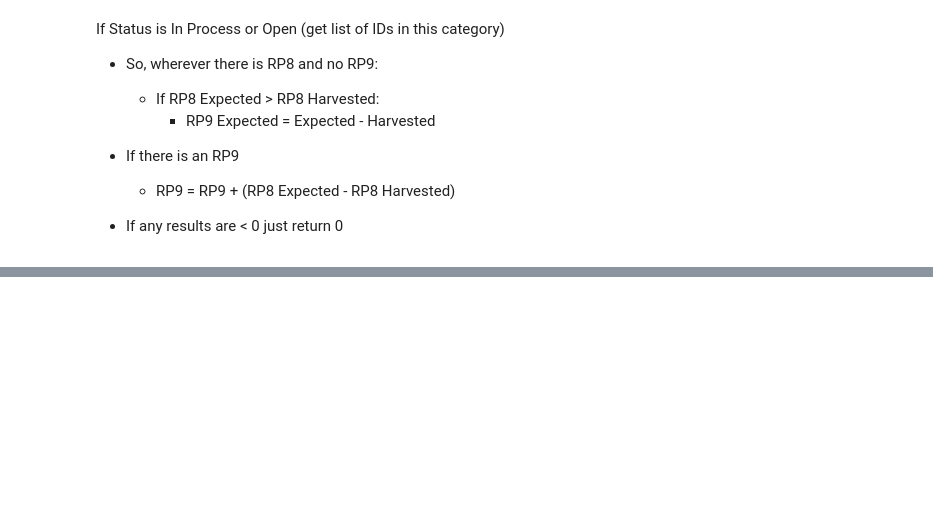
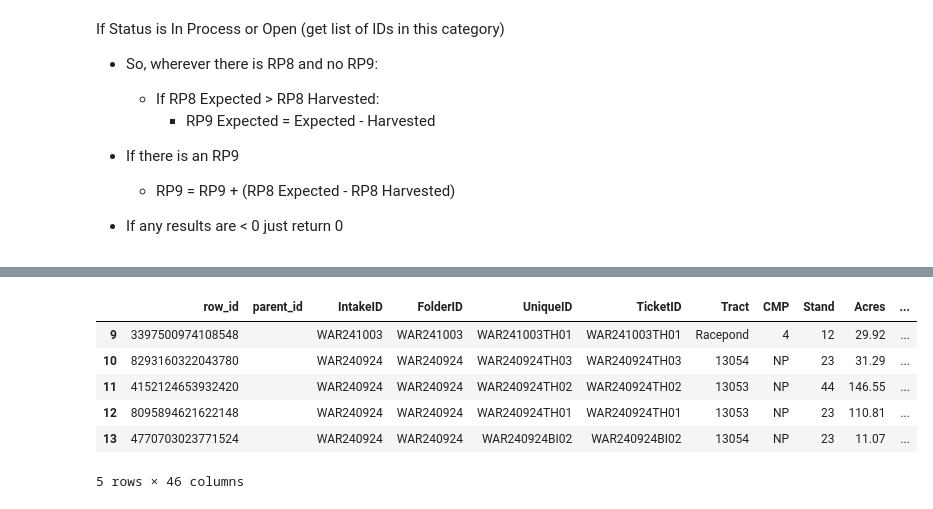
Before and after one commit to BilyBrown/sqlite3-tutorial, a Jupyter notebook: create_war_tables.ipynb, the cells around one changed output, grey strips where cells are left out. Saved outputs shown, nothing was run; the diff lists cells and outputs as text; code cells hidden in the pictures; blank space fills up the shorter version.

Commit message:
working through creating ticketids

```diff
--- a/create_war_tables.ipynb
+++ b/create_war_tables.ipynb
@@ -464,0 +472,16 @@ If Status is In Process or Open (get list of IDs in this category)
+# %%
+war_inprog = war_df[war_df['Status'].isin(['OPEN', 'IN PROCESS', 'POST', 'PENDING'])].copy()
+war_inprog['Tract'] = war_inprog['Tract'].astype(str).apply(lambda x: x.split('.')[0])
+war_inprog['CMP'] = war_inprog['CMP'].astype(str).apply(lambda x: x.split('.')[0])
+war_inprog['Stand'] = war_inprog['Stand'].astype(str).apply(lambda x: x.split('.')[0])
+war_inprog['TCS'] = war_inprog['Tract'] + "_" + war_inprog['CMP'] + "_" + war_inprog['Stand']
+# %%
+war_inprog.head()
+# %% [output]
+|  | row_id | parent_id | IntakeID | FolderID | UniqueID | TicketID | Tract | CMP | Stand | Acres | ... |
+| 9 | 3397500974108548 |  | WAR241003 | WAR241003 | WAR241003TH01 | WAR241003TH01 | Racepond | 4 | 12 | 29.92 | ... |
+| 10 | 8293160322043780 |  | WAR240924 | WAR240924 | WAR240924TH03 | WAR240924TH03 | 13054 | NP | 23 | 31.29 | ... |
+| 11 | 4152124653932420 |  | WAR240924 | WAR240924 | WAR240924TH02 | WAR240924TH02 | 13053 | NP | 44 | 146.55 | ... |
+| 12 | 8095894621622148 |  | WAR240924 | WAR240924 | WAR240924TH01 | WAR240924TH01 | 13053 | NP | 23 | 110.81 | ... |
+| 13 | 4770703023771524 |  | WAR240924 | WAR240924 | WAR240924BI02 | WAR240924BI02 | 13054 | NP | 23 | 11.07 | ... |
+5 rows × 46 columns
```
Also changed, not shown: parts of 12 cells of this notebook.
